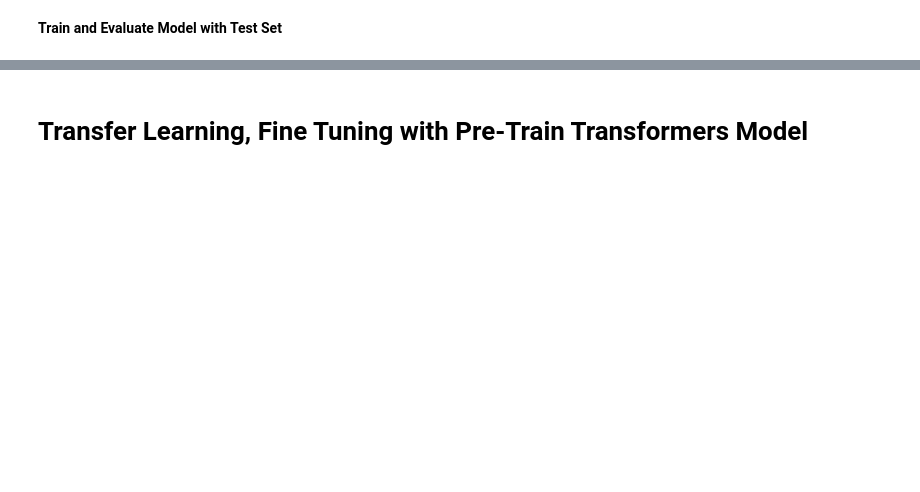
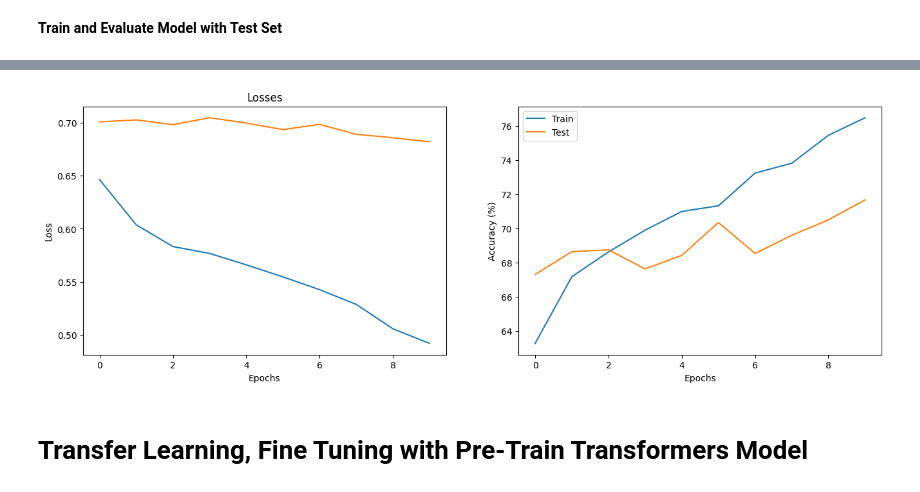
Before and after one commit to YusufDilekci/Sarcasm_Recognition, a Jupyter notebook: sarcasm_recognition.ipynb, the cells around one changed output, grey strips where cells are left out. Drawn from its saved outputs; the diff is of its cells as text; code cells hidden in the pictures; blank space fills up the shorter version.

```diff
--- a/sarcasm_recognition.ipynb
+++ b/sarcasm_recognition.ipynb
@@ -190,3 +191,13 @@ from torch import nn, optim
 from torch.utils.data import Dataset, DataLoader
 
 device = 'cuda' if torch.cuda.is_available() else 'cpu'
+# %%
+from datasets import Dataset
+
+data = {
+    "text": df["text"].tolist(),
+    "label": df['class_num'].tolist()
+}
+dff = pd.DataFrame(data)
+dataset = Dataset.from_pandas(dff)
+print(dataset)
@@ -193,10 +248,11 @@ device = 'cuda' if torch.cuda.is_available() else 'cpu'
 # %% [markdown]
 **Set the training arguments**
 # %%
-vocab_size = len(wv)
+vocab_size = tokenizer.vocab_size
 embedding_dim = 300
 hidden_dim = 128
 num_classes = 1
+num_heads = 4
 batch_size = 32
 num_epochs = 10
 learning_rate = 1e-3
@@ -216 +261,8 @@ test_dataloader = DataLoader(test_data, batch_size=batch_size)
+# %%
+training_data = train_test_split['train']
+test_data = train_test_split['test']
+
+
+train_dataloader = DataLoader(training_data, batch_size=batch_size)
+test_dataloader = DataLoader(test_data, batch_size=batch_size)
 # %% [markdown]
@@ -274,2 +381,25 @@ print('Done !')
+# %%
+fig,ax = plt.subplots(1,2,figsize=(16,5))
+
+ax[0].plot(train_losses)
+ax[0].plot(test_losses)
+
+ax[0].set_ylabel("Loss")
+ax[0].set_xlabel("Epochs")
+ax[0].set_title("Losses")
+
+
+ax[1].plot(train_scores, label="Train")
+ax[1].plot(test_scores, label="Test")
+ax[1].set_ylabel("Accuracy (%)")
+ax[1].set_xlabel("Epochs")
+ax[1].set_ylim()
+ax[1].set_xlim()
+ax[1].legend()
+
+plt.legend()
+plt.show()
+# %% [output]
+[figure, added]
 # %% [markdown]
 # Transfer Learning, Fine Tuning with Pre-Train Transformers Model
```
Also changed, not shown: parts of 19 cells of this notebook.
